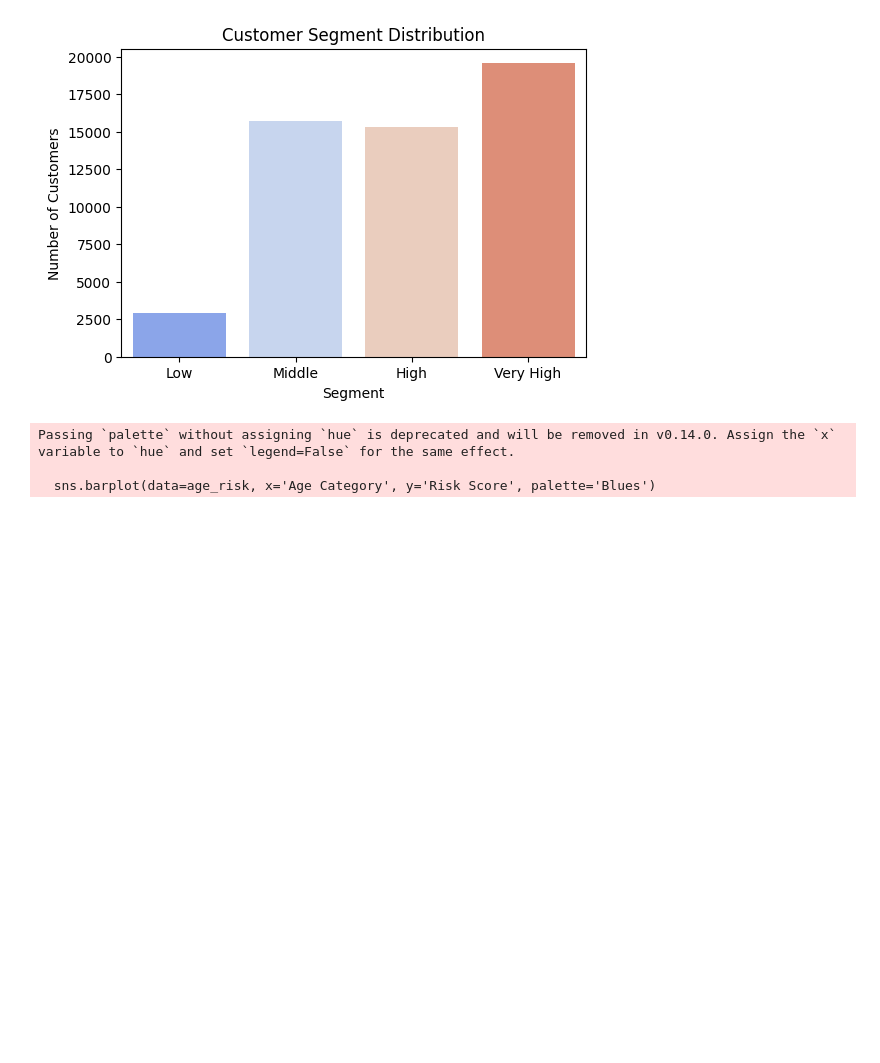
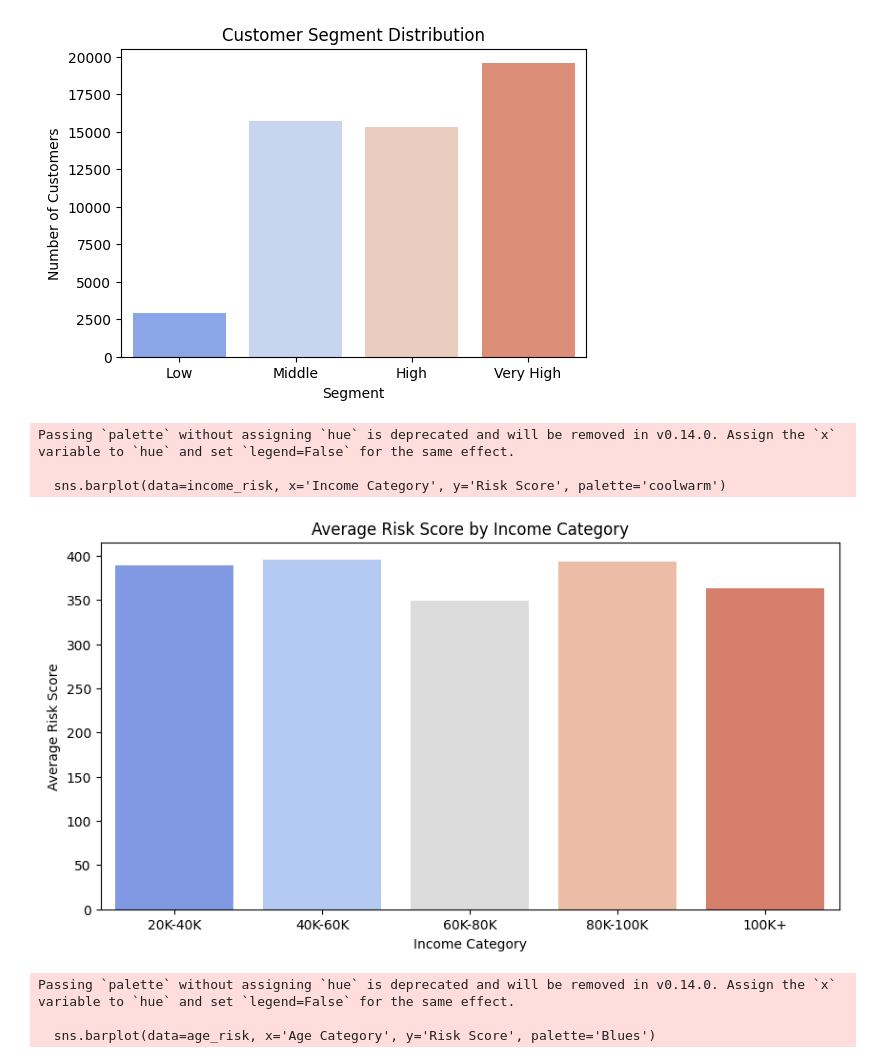
Before and after one commit to WilliamKau12/Projet_AI, a Jupyter notebook: Projet.ipynb, the cells around one changed output. Drawn from its saved outputs; the diff is of its cells as text; code cells hidden in the pictures; blank space fills up the shorter version.

Commit message:
add graph

```diff
--- a/Projet.ipynb
+++ b/Projet.ipynb
@@ -327,6 +327,31 @@ plt.ylabel('Number of Customers')
 plt.show()
 # %% [output]
 [figure]
+# %%
+# Define income bins
+bins = [ 20000, 40000, 60000, 80000, 100000, float('inf')]
+labels = ['20K-40K', '40K-60K', '60K-80K', '80K-100K', '100K+']
+
+# Create a new column for income categories
+merged_df['Income Category'] = pd.cut(merged_df['Income Level'], bins=bins, labels=labels, right=False)
+
+# Group by the new income category and calculate the average Risk Score
+income_risk = merged_df.groupby('Income Category')['Risk Score'].mean().reset_index()
+
+# Plot the data
+plt.figure(figsize=(10, 5))
+sns.barplot(data=income_risk, x='Income Category', y='Risk Score', palette='coolwarm')
+
+# Labels and title
+plt.title('Average Risk Score by Income Category')
+plt.xlabel('Income Category')
+plt.ylabel('Average Risk Score')
+plt.show()
+# %% [output]
+Passing `palette` without assigning `hue` is deprecated and will be removed in v0.14.0. Assign the `x` variable to `hue` and set `legend=False` for the same effect.
+
+  sns.barplot(data=income_risk, x='Income Category', y='Risk Score', palette='coolwarm')
+[figure, added]
 # %%
 # Define age bins
 bins = [0, 20, 35, 50, 65, 100]  # Age ranges
```
Also changed, not shown: parts of 1 cell of this notebook.
